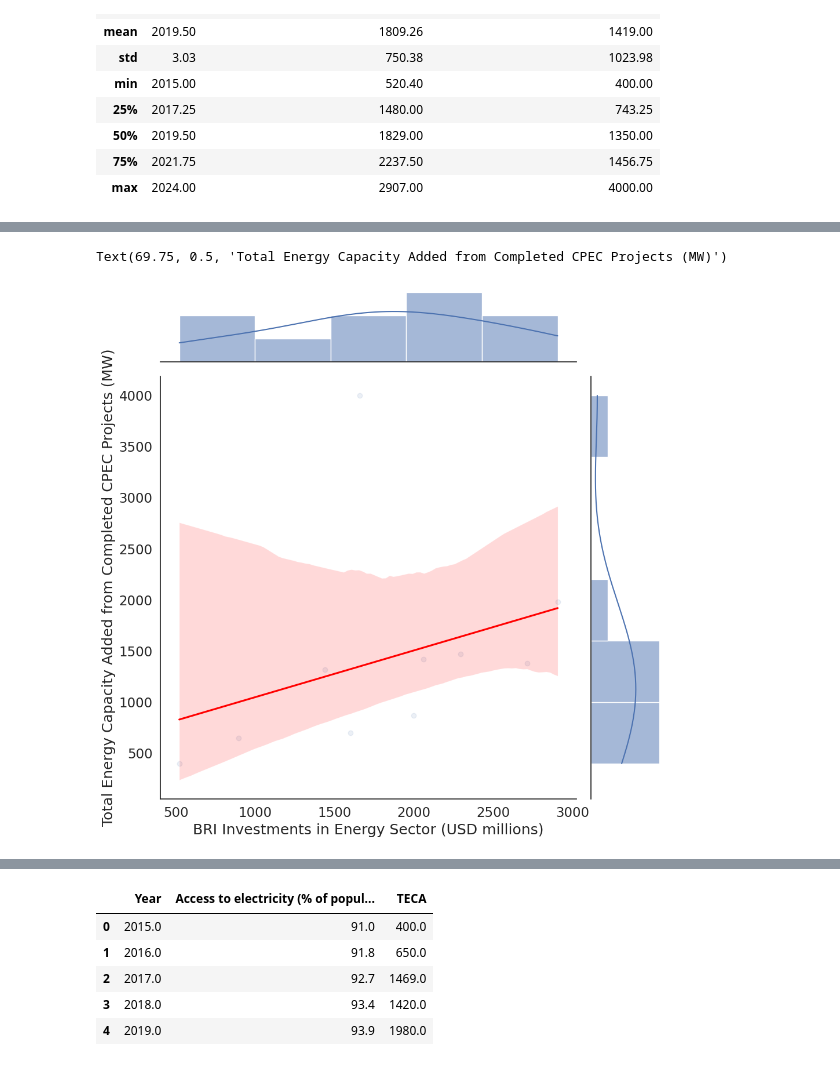
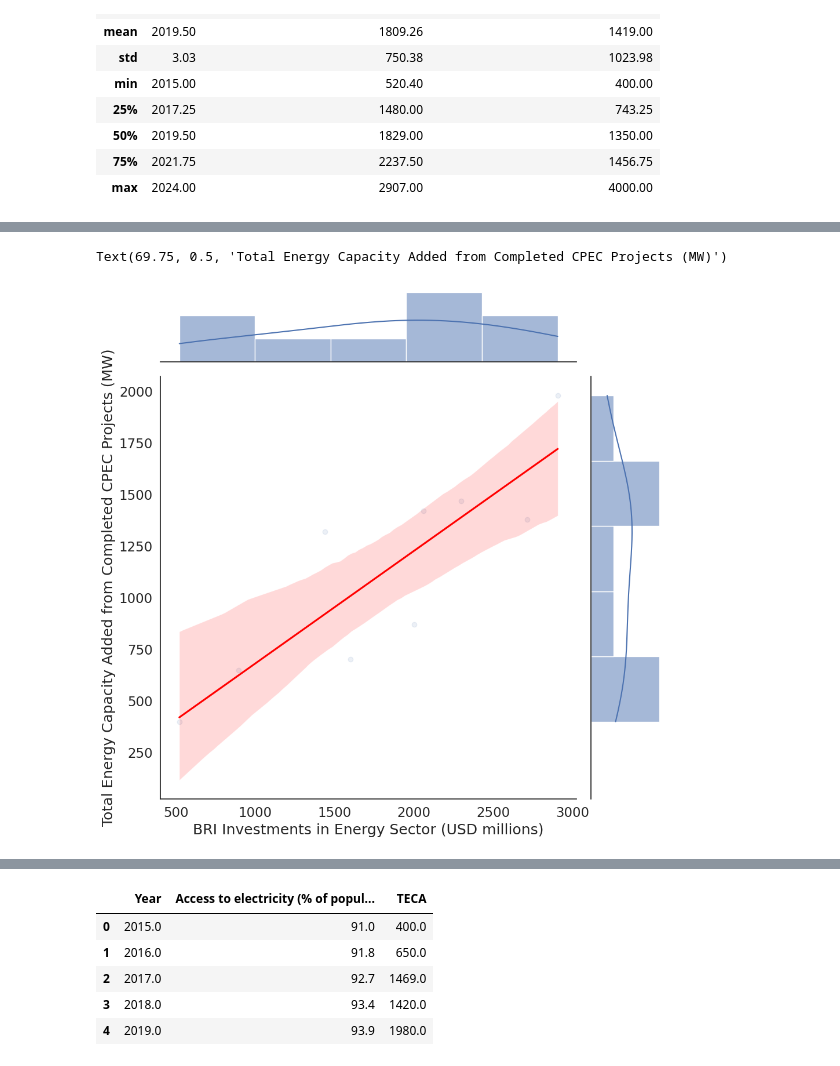
Before and after one commit to ilinashah177/Coursework-Website, a Jupyter notebook: Copy_of_Regression_Investments_and_Energy_Capacity.ipynb, the cells around one changed output, grey strips where cells are left out. Saved outputs shown, nothing was run; the diff lists cells and outputs as text; code cells hidden in the pictures.

```diff
--- a/Copy_of_Regression_Investments_and_Energy_Capacity.ipynb
+++ b/Copy_of_Regression_Investments_and_Energy_Capacity.ipynb
@@ -105,0 +94,11 @@ def filter_outliers(var):
+# %%
+Q1 = data.quantile(0.25)
+Q3 = data.quantile(0.75)
+IQR = Q3 - Q1
+
+#Define outliers as data points outside of Q1 - 1.5*IQR or Q3 + 1.5*IQR
+outliers = ((data < (Q1 - 1.5 * IQR)) | (data > (Q3 + 1.5 * IQR))).any(axis=1)
+
+#Remove outliers
+data_cleaned = data[~outliers]
+print(data_cleaned)
@@ -106,21 +123,21 @@ def filter_outliers(var):
 # %%
 import seaborn as sns
 import matplotlib.pyplot as plt
 import pandas as pd
 
 #Plot scatterplot and two histograms
-sns.jointplot(data=data,
+sns.jointplot(data=data_cleaned,
               x='BRI Investments in Energy Sector (USD millions)',
               y='Total Energy Capacity Added from Completed CPEC Projects (MW)',
               kind="reg",
               scatter_kws=dict(alpha=0.1),
               line_kws=dict(color='red'),
               height=10)
 
 #Add labels to the axes
 plt.xlabel('BRI Investments in Energy Sector (USD millions)')
 plt.ylabel('Total Energy Capacity Added from Completed CPEC Projects (MW)')
 # %% [output]
 Text(69.75, 0.5, 'Total Energy Capacity Added from Completed CPEC Projects (MW)')
-[figure, old version]
+[figure, new version]
 # %%
```
Also changed, not shown: parts of 8 cells of this notebook.
